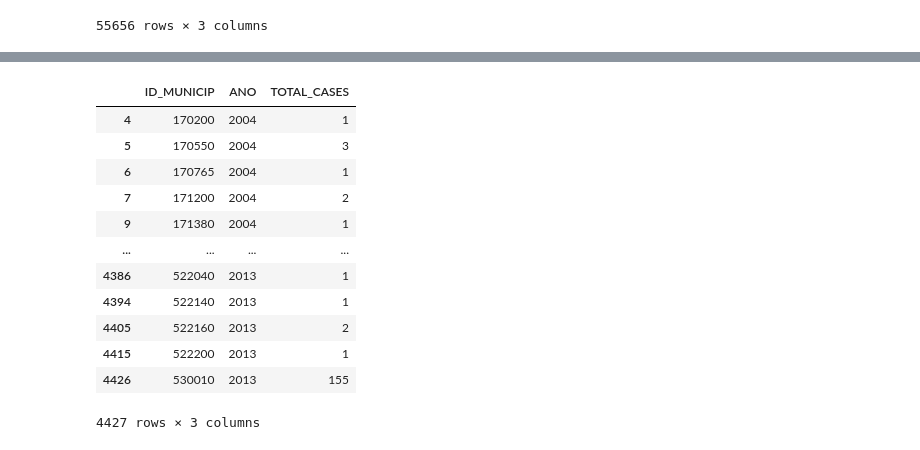
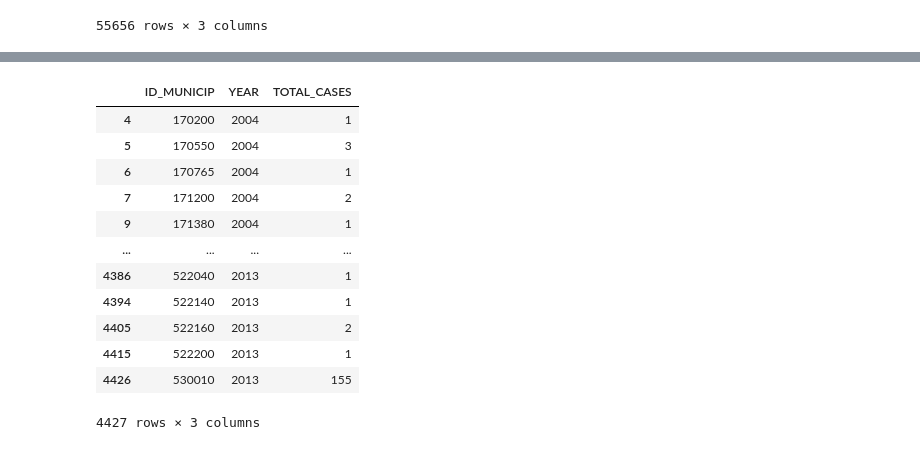
Before and after one commit to RaphaLevy/Study_on_Malaria_dynamics, a Jupyter notebook: pysus_data/Parquet_to_CSV.ipynb, the cells around one changed output, grey strips where cells are left out. Cells and saved outputs as stored; diff of their text form; code cells hidden in the pictures.

```diff
--- a/pysus_data/Parquet_to_CSV.ipynb
+++ b/pysus_data/Parquet_to_CSV.ipynb
@@ -359,9 +360,3 @@ corrected_ufs_df
 | 32916 | 20131231 | 201401.0 | 2013 | MG | 310710 | 1466 | 4039408 | 20131223 | 201352.0 | ... |
 | 32917 | 20131231 | 201401.0 | 2013 | RJ | 330455 |  | 2288338 | 20131226 | 201352.0 | ... |
 32918 rows × 19 columns
-# %%
-lista=[]
-for i in np.arange(0, len(corrected_ufs_df['ID_MUNICIP'])): #np.arange(0, 10000, 99)(corrected_ufs_df['ID_MUNICIP']):
-    lista.append(i)
-
-lista[-1]
@@ -509,12 +506,12 @@ tot_cases
 # %%
 # tot_cases = corrected_ufs_df[['ID_MUNICIP']].groupby(['ID_MUNICIP', 'NU_ANO']).size().reset_index(name='TOTAL_CASES').sort_values(by='TOTAL_CASES', ascending=False)
 
 tot_cases_by_year = corrected_ufs_df.groupby(['ID_MUNICIP', 'NU_ANO']).size().reset_index(name='TOTAL_CASES').sort_values(by='TOTAL_CASES', ascending=False)
 tot_cases_by_year = tot_cases_by_year.sort_values(by=['NU_ANO', 'ID_MUNICIP'], ascending = True)
-tot_cases_by_year = tot_cases_by_year.rename(columns={"NU_ANO": 'ANO'})
+tot_cases_by_year = tot_cases_by_year.rename(columns={"NU_ANO": 'YEAR'})
 tot_cases_by_year
 # %% [output]
-|  | ID_MUNICIP | ANO | TOTAL_CASES |
+|  | ID_MUNICIP | YEAR | TOTAL_CASES |
 | 4 | 170200 | 2004 | 1 |
 | 5 | 170550 | 2004 | 3 |
 | 6 | 170765 | 2004 | 1 |
```
Also changed, not shown: parts of 28 cells of this notebook.
